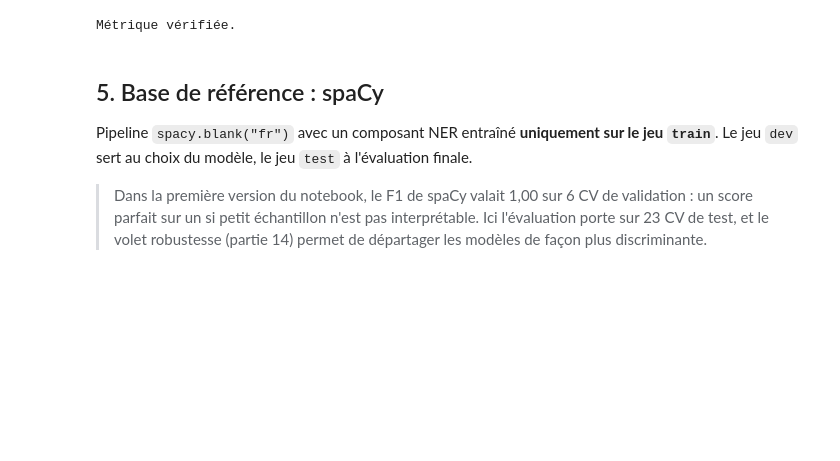
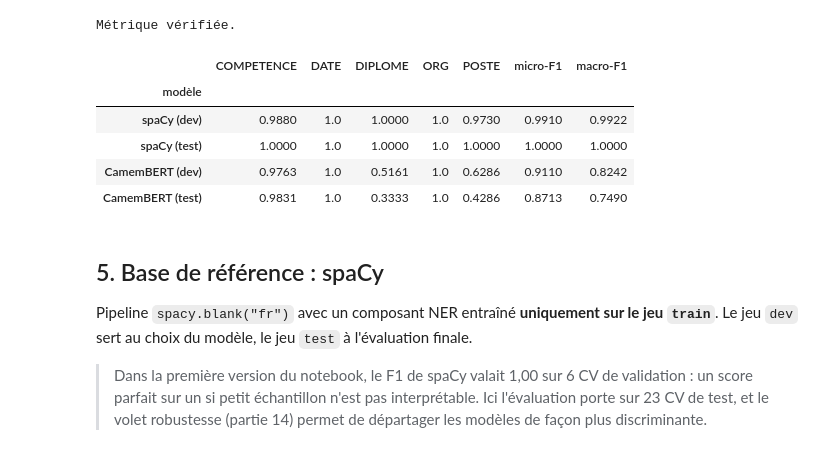
Before and after one commit to Hdlmrbt/CV_JOB_MATCHING, a Jupyter notebook: notebooks/CV_JOB_MATCHING_structure.ipynb, the cells around one changed output. Cells and saved outputs as stored; diff of their text form; code cells hidden in the pictures; blank space fills up the shorter version.

```diff
--- a/notebooks/CV_JOB_MATCHING_structure.ipynb
+++ b/notebooks/CV_JOB_MATCHING_structure.ipynb
@@ -1431,6 +1430,79 @@ assert abs(_r.loc["ORG", "f1"] - 1.0) < 1e-9 and _r.loc["DATE", "f1"] == 0.0
 print("Métrique vérifiée.")
 # %% [output]
 Métrique vérifiée.
+# %%
+# ---- CELLULE DE REPRISE : recharge les modèles déjà entraînés depuis le disque (aucun entraînement)
+import spacy, torch
+from transformers import AutoTokenizer, AutoModelForTokenClassification
+
+# --- spaCy (base de référence)
+nlp_spacy = spacy.load(str(MODELS_DIR / "ner_spacy_baseline"))
+
+def predict_spacy(nlp, texts):
+    return [set((e.start_char, e.end_char, e.label_) for e in nlp(t).ents if e.label_ in ENTITY_TYPES) for t in texts]
+
+NER_FNS["spacy"] = lambda texts: predict_spacy(nlp_spacy, texts)
+
+# --- CamemBERT (modèle principal) avec correction de décodage (ponctuation aux bornes)
+tok_cam = AutoTokenizer.from_pretrained(str(MODELS_DIR / "ner_camembert"))
+model_cam = AutoModelForTokenClassification.from_pretrained(str(MODELS_DIR / "ner_camembert")).to(DEVICE).eval()
+id2label = {int(k): v for k, v in model_cam.config.id2label.items()}
+STRIP_LEFT = "([{«\"'“‘"
+STRIP_RIGHT = ")]}»\"'”’,;:."
+
+def predict_entities_hf(model, tok, text, max_length=512):
+    enc = tok(text, return_offsets_mapping=True, truncation=True, max_length=max_length, return_tensors="pt")
+    offsets = enc.pop("offset_mapping")[0].tolist()
+    dev = next(model.parameters()).device
+    with torch.no_grad():
+        pred = model(**{k: v.to(dev) for k, v in enc.items()}).logits.argmax(-1)[0].cpu().tolist()
+    ents, cur = [], None
+    for p, (a, b) in zip(pred, offsets):
+        if a == b:
+            continue
+        tag = id2label[p]
+        if tag == "O":
+            if cur: ents.append(cur); cur = None
+            continue
+        prefix, lab = tag.split("-", 1)
+        if prefix == "B" or cur is None or cur[2] != lab:
+            if cur: ents.append(cur)
+            cur = [a, b, lab]
+        else:
+            cur[1] = b
+    if cur:
+        ents.append(cur)
+    out = set()
+    for s, e, l in ents:
+        while s < e and (text[s].isspace() or text[s] in STRIP_LEFT): s += 1
+        while e > s and (text[e - 1].isspace() or text[e - 1] in STRIP_RIGHT): e -= 1
+        if s < e:
+            out.add((s, e, l))
+    return out
+
+NER_FNS["camembert"] = lambda texts: [predict_entities_hf(model_cam, tok_cam, t) for t in texts]
+EXTRACTOR_NAME = "spacy"          # extracteur retenu lors de l'exécution complète
+
+# --- Comparaison NER recalculée (CamemBERT après correction de décodage)
+rows = []
+for label, name in [("spaCy", "spacy"), ("CamemBERT", "camembert")]:
+    for split_name, recs in [("dev", DEV), ("test", TEST)]:
+        res, _ = evaluate_ner(NER_FNS[name], recs)
+        rows.append({"modèle": f"{label} ({split_name})", **{t: res.loc[t, "f1"] for t in ENTITY_TYPES},
+                     "micro-F1": res.loc["micro", "f1"], "macro-F1": res.loc["macro", "f1"]})
+comparison_ner = pd.DataFrame(rows).set_index("modèle")
+RESULTS["ner_comparison"] = comparison_ner
+display(comparison_ner.round(4))
+
+# --- Résultats de la partie 13 (audit d'équité) déjà calculés lors de l'exécution complète
+mitig = pd.read_csv(REPORTS_DIR / "mitigation_equite.csv", index_col=0)
+# %% [output]
+|  | COMPETENCE | DATE | DIPLOME | ORG | POSTE | micro-F1 | macro-F1 |
+| modèle |  |  |  |  |  |  |  |
+| spaCy (dev) | 0.9880 | 1.0 | 1.0000 | 1.0 | 0.9730 | 0.9910 | 0.9922 |
+| spaCy (test) | 1.0000 | 1.0 | 1.0000 | 1.0 | 1.0000 | 1.0000 | 1.0000 |
+| CamemBERT (dev) | 0.9763 | 1.0 | 0.5161 | 1.0 | 0.6286 | 0.9110 | 0.8242 |
+| CamemBERT (test) | 0.9831 | 1.0 | 0.3333 | 1.0 | 0.4286 | 0.8713 | 0.7490 |
 # %% [markdown]
 ## 5. Base de référence : spaCy
 
```
Also changed, not shown: parts of 43 cells of this notebook.
